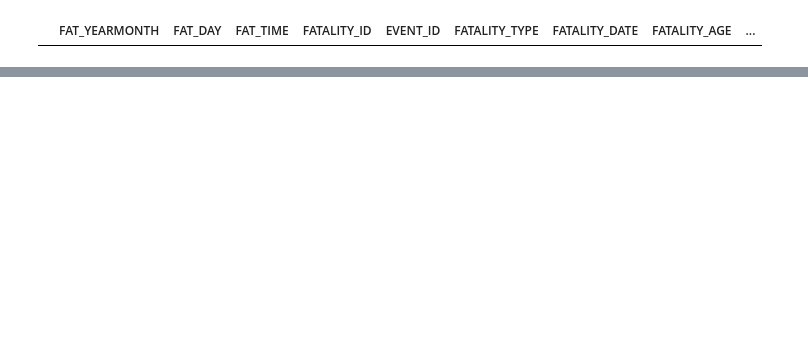
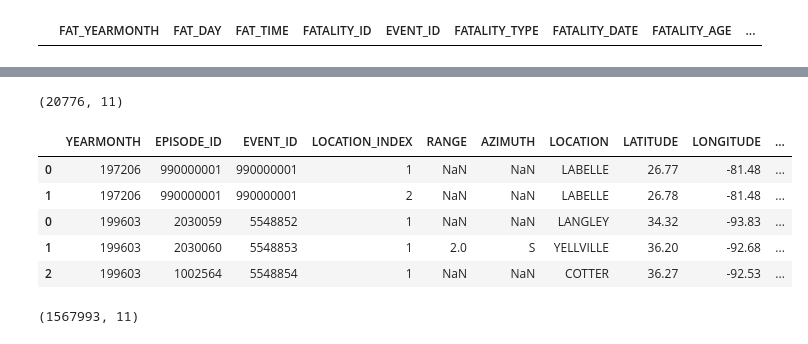
Before and after one commit to Salmatahlil/Capstone, a Jupyter notebook: InitialEDA.ipynb, the cells around one changed output, grey strips where cells are left out. Cells and saved outputs as stored; diff of their text form; code cells hidden in the pictures; blank space fills up the shorter version.

Commit message:
added storm dataset exploration

```diff
--- a/InitialEDA.ipynb
+++ b/InitialEDA.ipynb
@@ -394,0 +599,24 @@ test_fatalities_2022[test_locations_2022["EVENT_ID"] == 1055027]
+# %%
+base_url = "https://www.ncei.noaa.gov/pub/data/swdi/stormevents/csvfiles/"
+details_dataframe = pd.DataFrame()
+
+for file in details_csv_list:
+    url = base_url + file
+    temp = pd.read_csv(url)
+    details_dataframe = pd.concat([details_dataframe, temp])
+# %%
+base_url = "https://www.ncei.noaa.gov/pub/data/swdi/stormevents/csvfiles/"
+fatalities_dataframe = pd.DataFrame()
+
+for file in fatalities_csv_list:
+    url = base_url + file
+    temp = pd.read_csv(url)
+    fatalities_dataframe = pd.concat([fatalities_dataframe, temp])
+# %%
+base_url = "https://www.ncei.noaa.gov/pub/data/swdi/stormevents/csvfiles/"
+locations_dataframe = pd.DataFrame()
+
+for file in locations_csv_list:
+    url = base_url + file
+    temp = pd.read_csv(url)
+    locations_dataframe = pd.concat([locations_dataframe, temp])
@@ -394,0 +652,17 @@ test_fatalities_2022[test_locations_2022["EVENT_ID"] == 1055027]
+# %%
+fatalities_dataframe.shape
+# %% [output]
+(20776, 11)
+# %%
+locations_dataframe.head()
+# %% [output]
+|  | YEARMONTH | EPISODE_ID | EVENT_ID | LOCATION_INDEX | RANGE | AZIMUTH | LOCATION | LATITUDE | LONGITUDE | ... |
+| 0 | 197206 | 990000001 | 990000001 | 1 | NaN | NaN | LABELLE | 26.77 | -81.48 | ... |
+| 1 | 197206 | 990000001 | 990000001 | 2 | NaN | NaN | LABELLE | 26.78 | -81.48 | ... |
+| 0 | 199603 | 2030059 | 5548852 | 1 | NaN | NaN | LANGLEY | 34.32 | -93.83 | ... |
+| 1 | 199603 | 2030060 | 5548853 | 1 | 2.0 | S | YELLVILLE | 36.20 | -92.68 | ... |
+| 2 | 199603 | 1002564 | 5548854 | 1 | NaN | NaN | COTTER | 36.27 | -92.53 | ... |
+# %%
+locations_dataframe.shape
+# %% [output]
+(1567993, 11)
```
Also changed, not shown: parts of 4 cells of this notebook.
